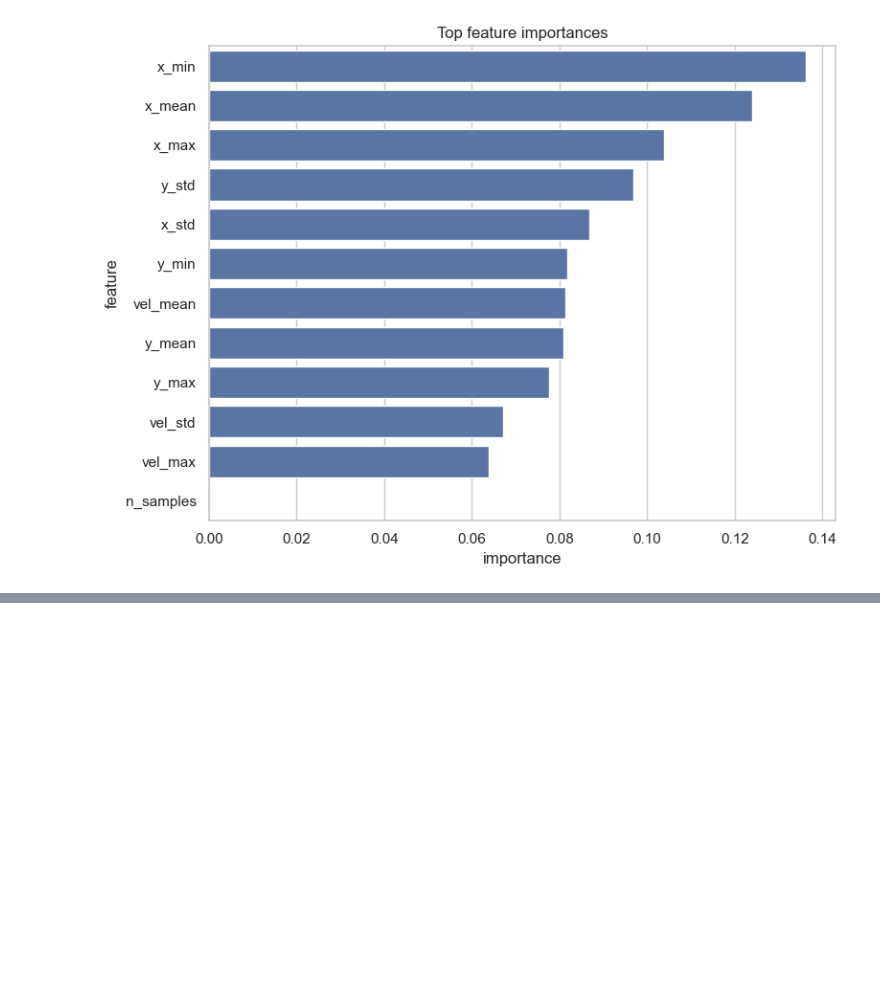
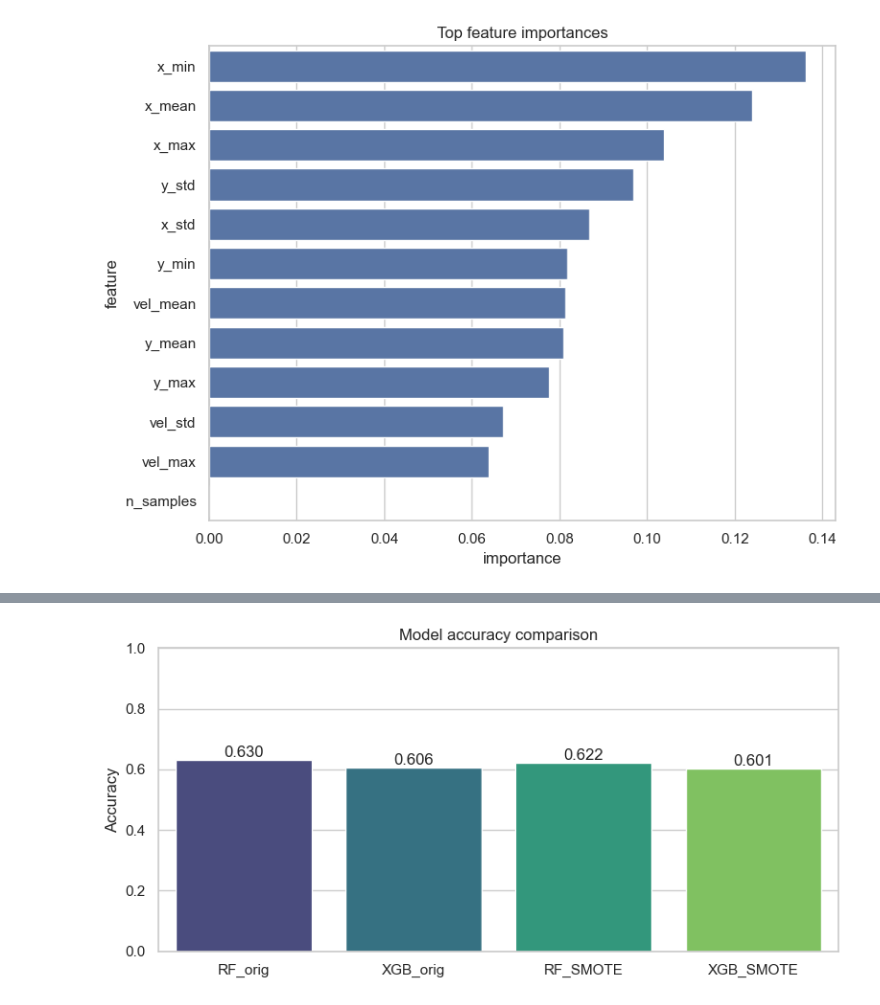
Before and after one commit to arfa79/eye_movement, a Jupyter notebook: eye_tracking_analysis.ipynb, the cells around one changed output, grey strips where cells are left out. Saved outputs shown, nothing was run; the diff lists cells and outputs as text; code cells hidden in the pictures; blank space fills up the shorter version.

Commit message:
Add xgboost and smote to ipynb

```diff
--- a/eye_tracking_analysis.ipynb
+++ b/eye_tracking_analysis.ipynb
@@ -315,0 +564,81 @@ Saved model to rf_eye_tracking.joblib
+# %%
+import numpy as np
+import matplotlib.pyplot as plt
+import seaborn as sns
+from sklearn.metrics import confusion_matrix
+
+# Check that comparison results exist
+if 'results' not in globals():
+    print('Comparison results not found. Please run the "Compare models trained with and without SMOTE" cell above, then run this cell.')
+else:
+    # results should be a dict like {'RF_orig': acc, 'XGB_orig': acc, 'RF_SMOTE': acc, 'XGB_SMOTE': acc}
+    labels = list(results.keys())
+    accs = [results[k] for k in labels]
+
+    # Accuracy bar chart
+    fig, ax = plt.subplots(figsize=(8,4))
+    sns.barplot(x=labels, y=accs, palette='viridis', ax=ax)
+    ax.set_ylim(0,1)
+    ax.set_ylabel('Accuracy')
+    ax.set_title('Model accuracy comparison')
+    for i,v in enumerate(accs):
+        ax.text(i, v + 0.01, f'{v:.3f}', ha='center')
+    plt.tight_layout()
+    plt.show()
+
+    # If models and a common test set are available, show normalized confusion matrices
+    # The comparison cell uses X_test_cmp and y_test_cmp for evaluation
+    if 'X_test_cmp' in globals() and 'y_test_cmp' in globals() and 'comparison_models' in globals():
+        # comparison_models is optional; try to collect model objects
+        cm_models = {}
+        # possible keys in global namespace from the comparison cell
+        try:
+            cm_models['RF_orig'] = rf_orig
+            cm_models['RF_SMOTE'] = rf_sm
+            cm_models['XGB_orig'] = xgb_orig
+            cm_models['XGB_SMOTE'] = xgb_sm
+        except NameError:
+            # fallback: try comparison_models dict
+            try:
+                cm_models = comparison_models
+            except Exception:
+                cm_models = {}
+
+        # Plot up to 4 confusion matrices
+        keys = list(cm_models.keys())[:4]
+        n = len(keys)
+        if n == 0:
+            print('No model objects found in globals to plot confusion matrices. Ensure the comparison cell creates rf_orig, rf_sm, xgb_orig, xgb_sm or comparison_models dict.')
+        else:
+            fig, axes = plt.subplots(1, n, figsize=(5*n, 4))
+            if n == 1:
+                axes = [axes]
+            for ax, k in zip(axes, keys):
+                m = cm_models[k]
+                y_pred = m.predict(X_test_cmp)
+                cm = confusion_matrix(y_test_cmp, y_pred)
+                cmn = cm.astype('float') / cm.sum(axis=1)[:, np.newaxis]
+                sns.heatmap(cmn, annot=True, fmt='.2f', ax=ax, cmap='Blues', xticklabels=class_names_cmp, yticklabels=class_names_cmp)
+                ax.set_title(f'Confusion (norm) — {k}')
+                ax.set_xlabel('Predicted')
+                ax.set_ylabel('True')
+            plt.tight_layout()
+            plt.show()
+    else:
+        print('Skipping confusion matrices: X_test_cmp / y_test_cmp or model objects not found in globals.')
+
+    # Feature importances (from RF_SMOTE if available)
+    if 'rf_sm' in globals():
+        try:
+            fi = pd.DataFrame({'feature': feature_names, 'importance': rf_sm.feature_importances_})
+            fi = fi.sort_values('importance', ascending=False).head(15)
+            fig, ax = plt.subplots(figsize=(8,6))
+            sns.barplot(x='importance', y='feature', data=fi, ax=ax)
+            ax.set_title('Top 15 feature importances (RF trained on SMOTE)')
+            plt.tight_layout()
+            plt.show()
+        except Exception as e:
+            print('Could not plot feature importances:', e)
+    else:
+        print('RF_SMOTE model not found; skipping feature importances.')
+# %% [output]
@@ -315,0 +648 @@ Saved model to rf_eye_tracking.joblib
+[figure, added]
```
Also changed, not shown: parts of 10 cells of this notebook, 1 other file.
